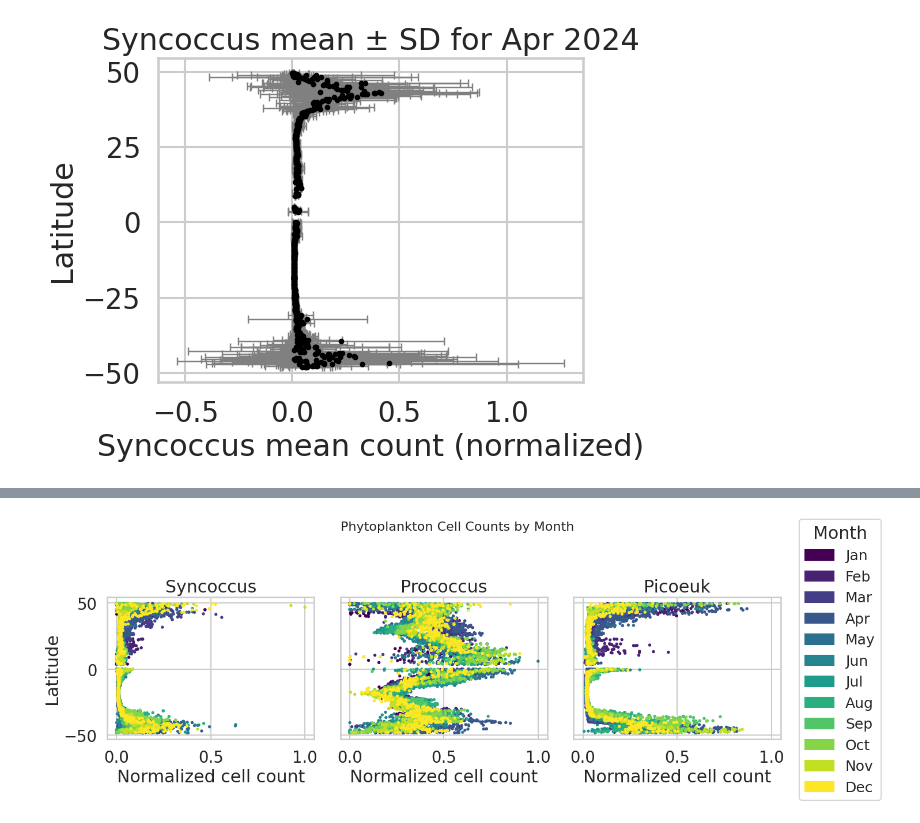
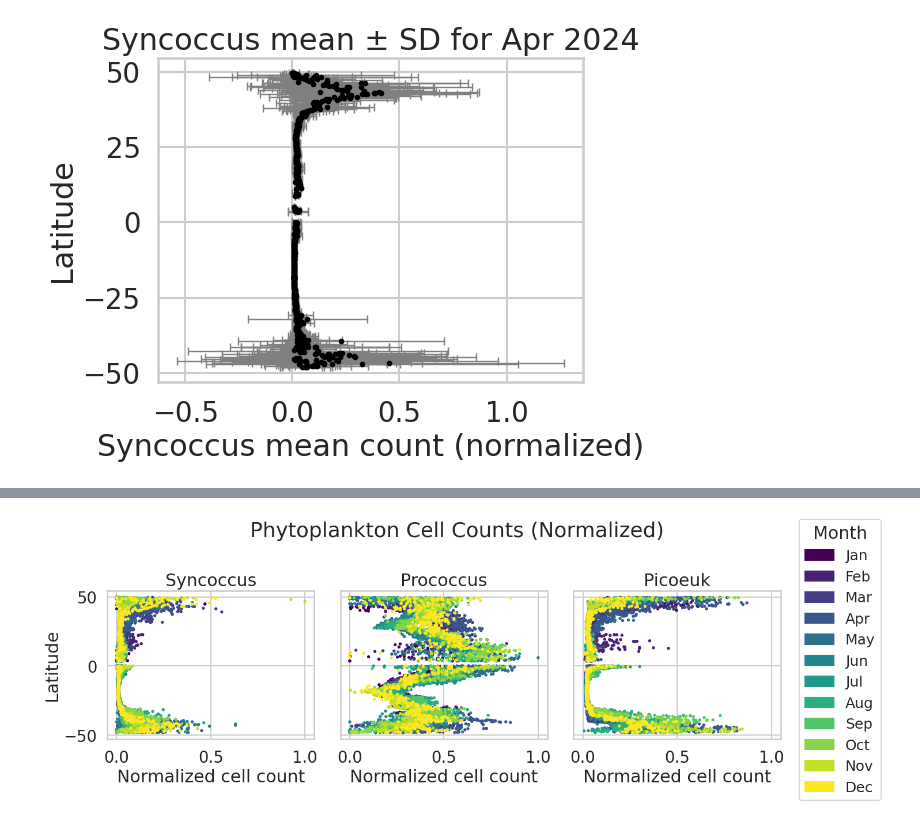
Before and after one commit to pedmondlerner/phytoSTEW, a Jupyter notebook: Team/Olivia/MOANA_Transect_Extraction.ipynb, the cells around one changed output, grey strips where cells are left out. Drawn from its saved outputs; the diff is of its cells as text; code cells hidden in the pictures.

```diff
--- a/Team/Olivia/MOANA_Transect_Extraction.ipynb
+++ b/Team/Olivia/MOANA_Transect_Extraction.ipynb
@@ -478,11 +478,11 @@ for i, month in enumerate(month_ordered):
             linewidth=1
         )
 
-    ax.set_title(month, fontsize=10)
+    ax.set_title(month)
     if i % ncols == 0:
         ax.set_ylabel("Latitude")
     if i >= len(axes) - ncols:
-        ax.set_xlabel("Normalized cell count")
+        ax.set_xlabel("Cell count")
 
 # Remove unused subplots
 for j in range(i + 1, len(axes)):
@@ -492,8 +492,8 @@ for j in range(i + 1, len(axes)):
 handles, labels = ax.get_legend_handles_labels()
 fig.legend(handles, labels, loc="lower center", ncol=3, bbox_to_anchor=(0.5, -0.02))
 
-plt.suptitle("MOANA Phytoplankton Community Composition", fontsize=16)
-plt.tight_layout(rect=[0, 0.03, 1, 0.95])
+plt.suptitle("MOANA Phytoplankton Community Composition (Normalized)")
+plt.tight_layout(rect=[0, 0.03, 1, 1])
 plt.savefig("Figures/syn_pro_pico_by_month.png", dpi = 300)
 plt.show()
 # %% [output]
@@ -529,33 +529,33 @@ for ax, group in zip(axes, groups):
         df_month = df_group[df_group["month_name"] == month]
         if not df_month.empty:
             ax.scatter(
                 df_month["mean"],
                 df_month["Lat"],
                 color=month_color_map[month],
                 s=15,
                 edgecolor="none",
                 label=month
             )
 
     ax.set_title(group.capitalize())
     ax.set_xlabel("Normalized cell count")
     ax.grid(True)
 
 axes[0].set_ylabel("Latitude")
 
 # Custom legend
 legend_patches = [mpatches.Patch(color=month_color_map[m], label=m) for m in month_ordered]
 fig.legend(
     handles=legend_patches,
     title="Month",
     loc="center right",
     fontsize="small",
     title_fontsize="medium"
 )
 
-plt.suptitle("Phytoplankton Cell Counts by Month", fontsize=16)
-plt.tight_layout(rect=[0, 0, 0.9, 0.95])
+plt.suptitle("Phytoplankton Cell Counts (Normalized)")
+plt.tight_layout(rect=[0, 0, 0.9, 1])
 plt.savefig("Figures/syn_pro_pico_month_overlay.png", dpi=300)
 plt.show()
 # %% [output]
-[figure, old version]
+[figure, new version]
```
Also changed, not shown: parts of 1 cell of this notebook, 2 other files.
